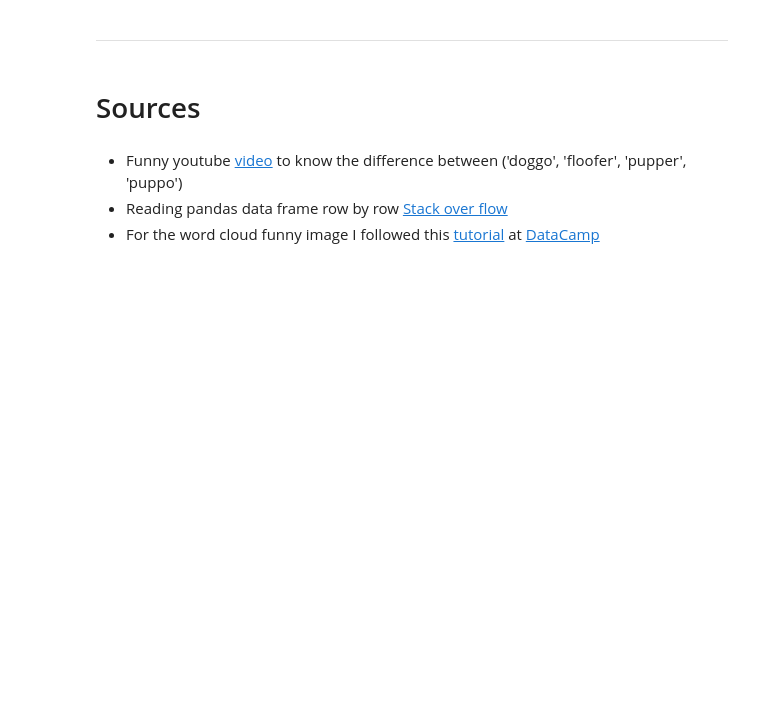
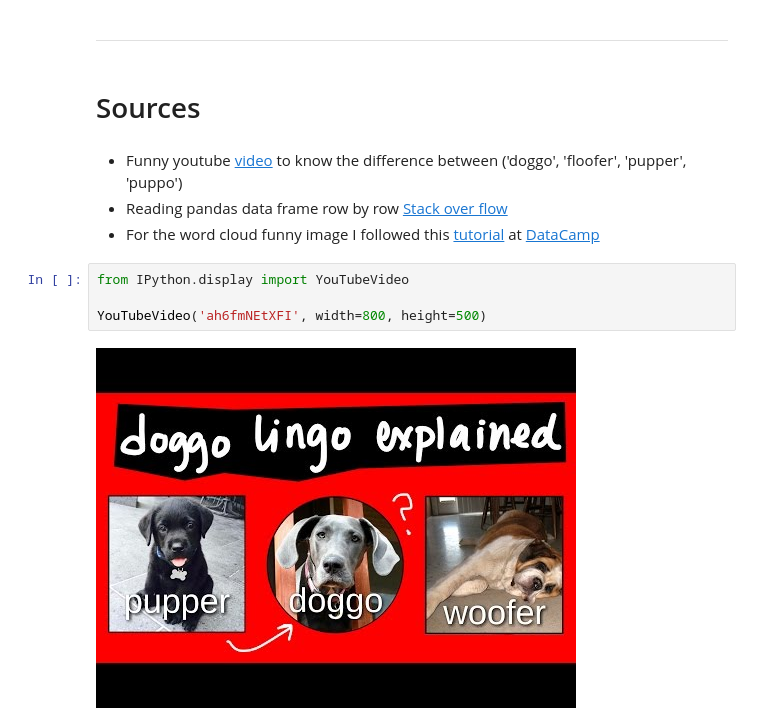
Before and after one commit to ahmed-gharib89/wrangle-and-analyze_data, a Jupyter notebook: wrangle_act.ipynb, the cells around one changed output. Drawn from its saved outputs; the diff is of its cells as text; blank space fills up the shorter version.

Commit message:
document: add youtube video to sources

```diff
--- a/wrangle_act.ipynb
+++ b/wrangle_act.ipynb
@@ -917,3 +917,9 @@ and now you can meet the best dog 🐶 ever Looka  🥰
 - Funny youtube [video](https://www.youtube.com/watch?v=ah6fmNEtXFI) to know the difference between ('doggo', 'floofer', 'pupper', 'puppo')
 - Reading pandas data frame row by row [Stack over flow](https://stackoverflow.com/questions/16476924/how-to-iterate-over-rows-in-a-dataframe-in-pandas)
 - For the word cloud funny image I followed this [tutorial](https://www.datacamp.com/community/tutorials/wordcloud-python) at [DataCamp](www.datacamp.com)
+# %%
+from IPython.display import YouTubeVideo
+
+YouTubeVideo('ah6fmNEtXFI', width=800, height=500)
+# %% [output]
+[figure, added]
```
Also changed, not shown: parts of 1 cell of this notebook.
